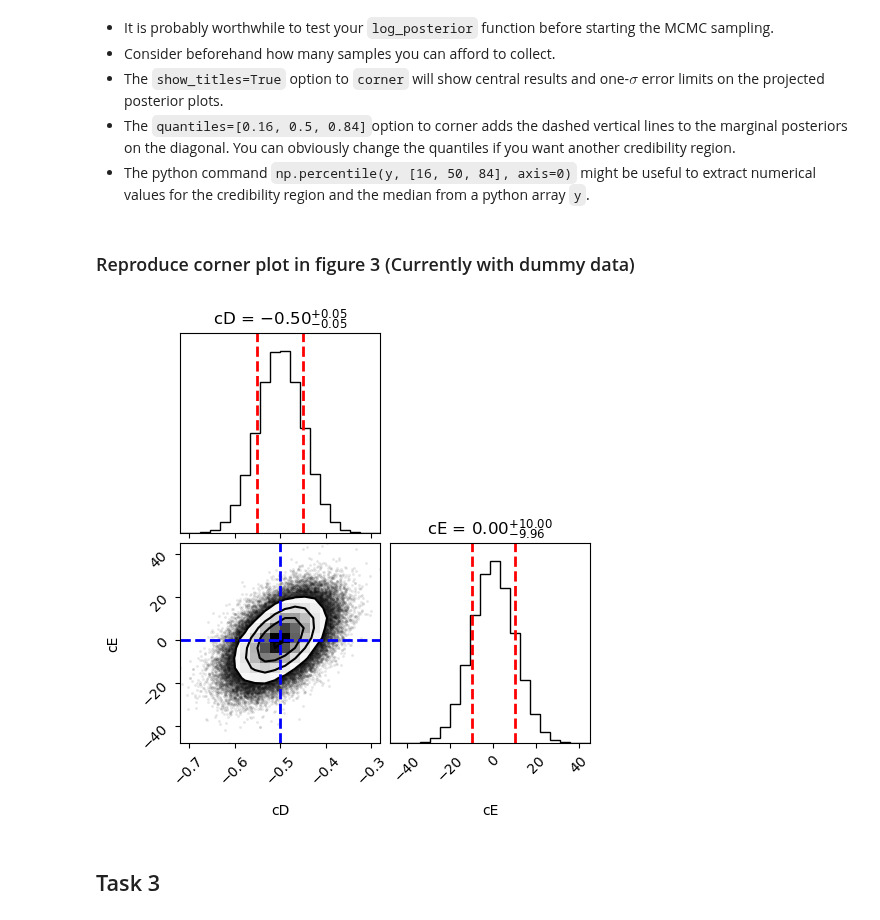
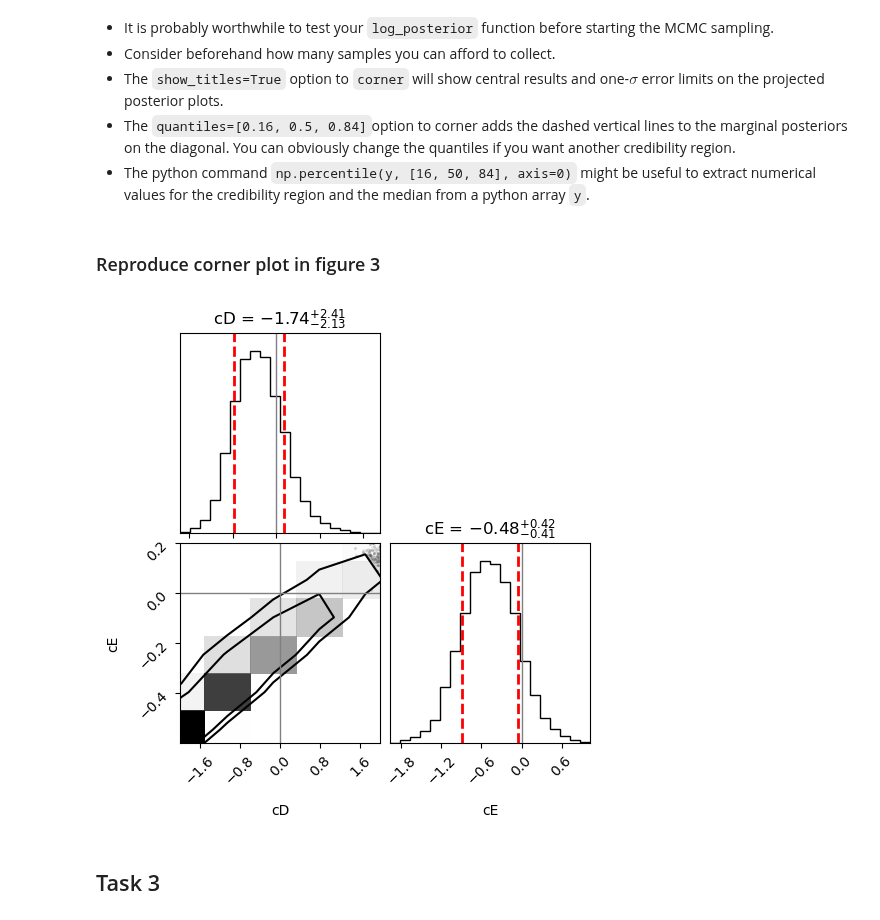
Before and after one commit to stach/lfd-project, a Jupyter notebook: Project1/project1.ipynb, the cells around one changed output. Saved outputs shown, nothing was run; the diff lists cells and outputs as text; code cells hidden in the pictures.

Commit message:
MCMC modification

```diff
--- a/Project1/project1.ipynb
+++ b/Project1/project1.ipynb
@@ -271,11 +284,11 @@ def mcmc(starting_guesses,nwalkers,nsteps,nburn,ndim,lnprob,data):
     return sampler, pos, prob, state
 # %%
 # Runtime ~ 1 minute
-res = mcmc(starting_guesses=starting_guesses,
-           nwalkers=nwalkers,
-           nsteps=nsteps,
-           nburn=nburn,
-           ndim=ndim,
-           lnprob=log_posterior,
-           data=dataset2)
+sampler, _, _, _ = mcmc(starting_guesses=starting_guesses,
+                   nwalkers=nwalkers,
+                   nsteps=nsteps,
+                   nburn=nburn,
+                   ndim=ndim,
+                   lnprob=log_posterior,
+                   data=dataset2)
 # %% [output]
@@ -291,0 +297,4 @@ print(np.std(b, axis=0))
+# %%
+samples = sampler.get_chain(flat=True)
+print(samples[:,1].shape)
+plt.hist(samples[:,1], color="k", histtype="step")
@@ -299,44 +317,41 @@ print(np.std(b, axis=0))
 * The `quantiles=[0.16, 0.5, 0.84]`option to corner adds the dashed vertical lines to the marginal posteriors on the diagonal. You can obviously change the quantiles if you want another credibility region.
 * The python command `np.percentile(y, [16, 50, 84], axis=0)` might be useful to extract numerical values for the credibility region and the median from a python array `y`.
 # %% [markdown]
-### Reproduce corner plot in figure 3 (Currently with dummy data)
+### Reproduce corner plot in figure 3
 # %%
-# Synthetic data
-np.random.seed(2023)
-
-d = stats.multivariate_normal([-0.5,0], [[0.25,100],[0,0.75]])
-data = d.rvs(100000)
-
 labels = ["cD", "cE"]
 
 # Create a corner plot
-figure = corner.corner(data, labels=labels, show_titles=True)
+figure = corner.corner(samples, labels=labels, show_titles=True)
 
 confidence_level = 0.86
 quantiles = [(1 - confidence_level) / 2, 1 - (1 - confidence_level) / 2]
 quantiles = [0.16, 0.5, 0.84]
-quantile_values = np.quantile(data, quantiles, axis=0)
-
+quantile_values = np.quantile(samples, quantiles, axis=0)
 
 # Plot vertical lines for the confidence interval
 for i, ax in enumerate(figure.get_axes()):
     if i==0:
         # Top left
+        ax.axvline(0, color='grey', linestyle='-', linewidth=1)
         ax.axvline(quantile_values[0, 0], color='red', linestyle='--', linewidth=2)
         ax.axvline(quantile_values[2, 0], color='red', linestyle='--', linewidth=2)
     if i==2:
         # Bottom left
-        ax.axvline(quantile_values[1, 0], color='blue', linestyle='--', linewidth=2)
-        ax.axhline(quantile_values[1, 1], color='blue', linestyle='--', linewidth=2)
-        continue
+        ax.axvline(0, color='grey', linestyle='-', linewidth=1)
+        ax.axhline(0, color='grey', linestyle='-', linewidth=1)
+        ax.set_xlim([-2, 2])  # Set the x-axis limits to [-2, 2]
+        ax.set_ylim([-0.6, 0.2])
     if i==3:
         # Bottom right
+        ax.axvline(0, color='grey', linestyle='-', linewidth=1)
         ax.axvline(quantile_values[0, 1], color='red', linestyle='--', linewidth=2)
         ax.axvline(quantile_values[2, 1], color='red', linestyle='--', linewidth=2)
 
+
 # Show the plot
 plt.show()
 # %% [output]
-[figure, old version]
+[figure, new version]
 # %% [markdown]
 ## Task 3
```
Also changed, not shown: parts of 10 cells of this notebook.
